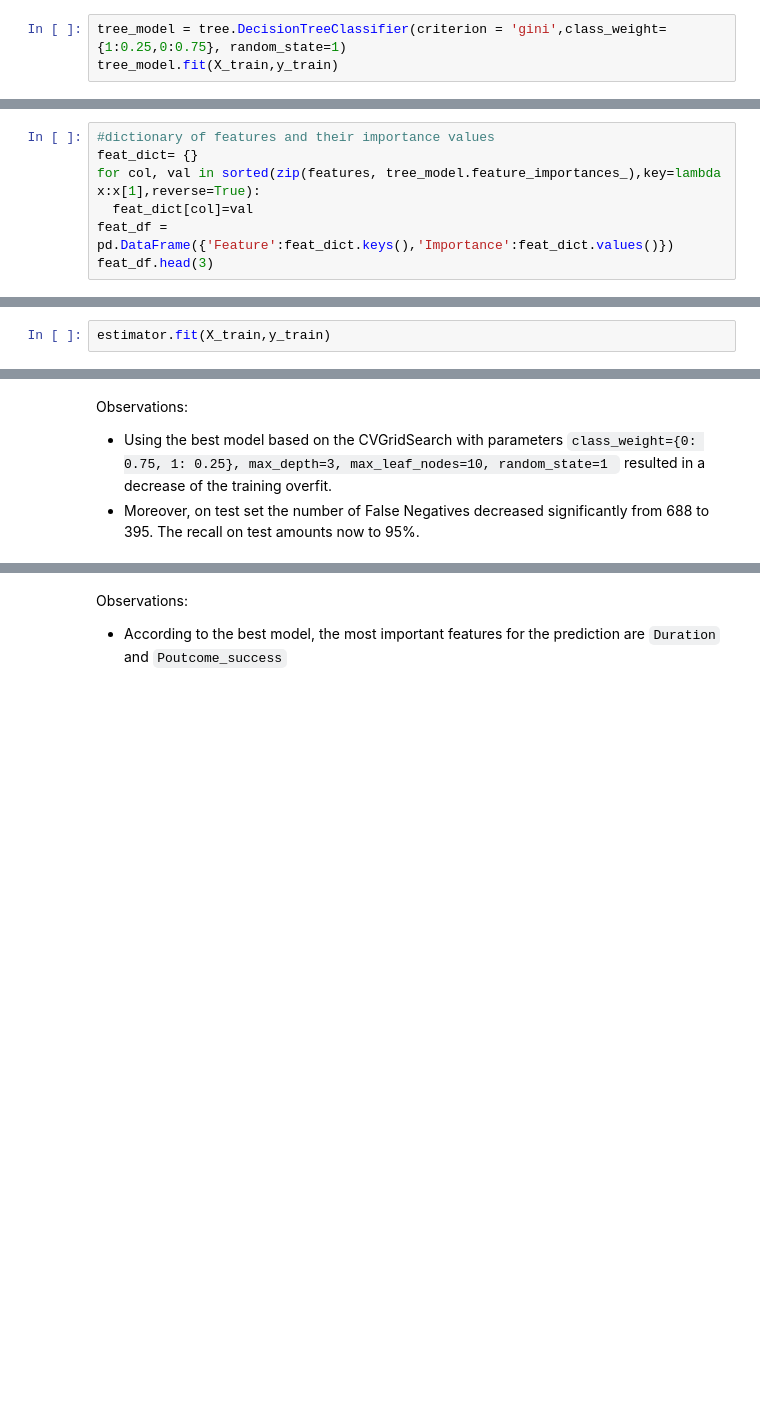
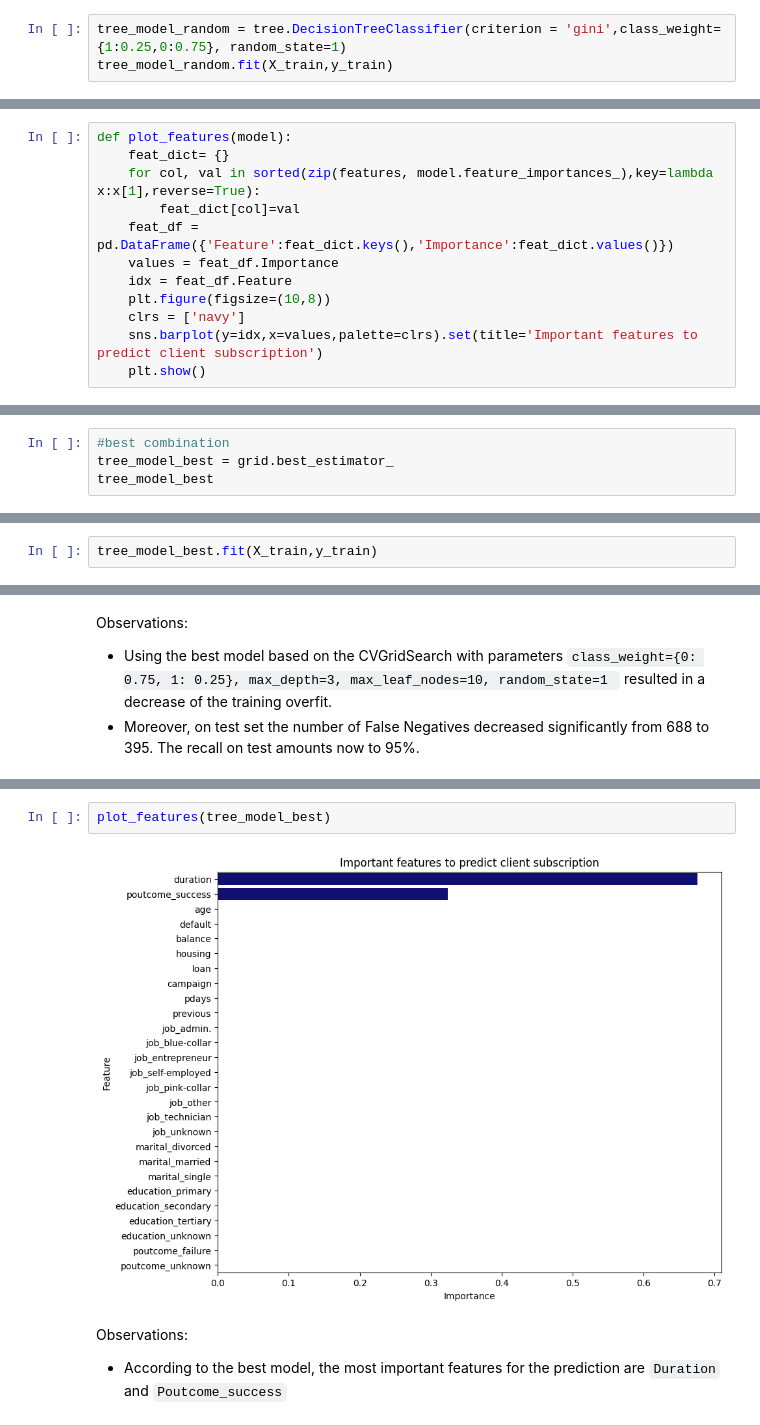
Before and after one commit to nadiaverdha/MachineLearningEx1, a Jupyter notebook: Ex1_bank.ipynb, the cells around one changed output, grey strips where cells are left out. Saved outputs shown, nothing was run; the diff lists cells and outputs as text; blank space fills up the shorter version.

```diff
--- a/Ex1_bank.ipynb
+++ b/Ex1_bank.ipynb
@@ -464,8 +464,8 @@ Number of samples that belong to class 0:  5289 0.11698480458295547 %
 
 - It is very important to identify potential customers correctly. Recall is a suitable metric in this context. The higher recall, the lower the number of False Negatives.
 # %%
-tree_model = tree.DecisionTreeClassifier(criterion = 'gini',class_weight={1:0.25,0:0.75}, random_state=1)
-tree_model.fit(X_train,y_train)
+tree_model_random = tree.DecisionTreeClassifier(criterion = 'gini',class_weight={1:0.25,0:0.75}, random_state=1)
+tree_model_random.fit(X_train,y_train)
 # %% [output]
 DecisionTreeClassifier(class_weight={0: 0.75, 1: 0.25}, random_state=1)
 # %%
@@ -525,7 +533,12 @@ plt.show()
 # %%
-#dictionary of features and their importance values
-feat_dict= {}
-for col, val in sorted(zip(features, tree_model.feature_importances_),key=lambda x:x[1],reverse=True):
-  feat_dict[col]=val
-feat_df = pd.DataFrame({'Feature':feat_dict.keys(),'Importance':feat_dict.values()})
-feat_df.head(3)
+def plot_features(model):
+    feat_dict= {}
+    for col, val in sorted(zip(features, model.feature_importances_),key=lambda x:x[1],reverse=True):
+        feat_dict[col]=val
+    feat_df = pd.DataFrame({'Feature':feat_dict.keys(),'Importance':feat_dict.values()})
+    values = feat_df.Importance
+    idx = feat_df.Feature
+    plt.figure(figsize=(10,8))
+    clrs = ['navy']
+    sns.barplot(y=idx,x=values,palette=clrs).set(title='Important features to predict client subscription')
+    plt.show()
@@ -582,0 +569,4 @@ DecisionTreeClassifier(class_weight={0: 0.75, 1: 0.25}, max_depth=3,
+# %%
+#best combination
+tree_model_best = grid.best_estimator_
+tree_model_best
@@ -585,5 +578,5 @@ Indetifying the best combination of paramters:
 # %%
-estimator.fit(X_train,y_train)
+tree_model_best.fit(X_train,y_train)
 # %% [output]
 DecisionTreeClassifier(class_weight={0: 0.75, 1: 0.25}, max_depth=3,
                        max_leaf_nodes=10, random_state=1)
@@ -636,3 +607,7 @@ plt.show()
+# %%
+plot_features(tree_model_best)
+# %% [output]
+[figure, added]
 # %% [markdown]
 Observations:
 
```
Also changed, not shown: parts of 34 cells of this notebook.
